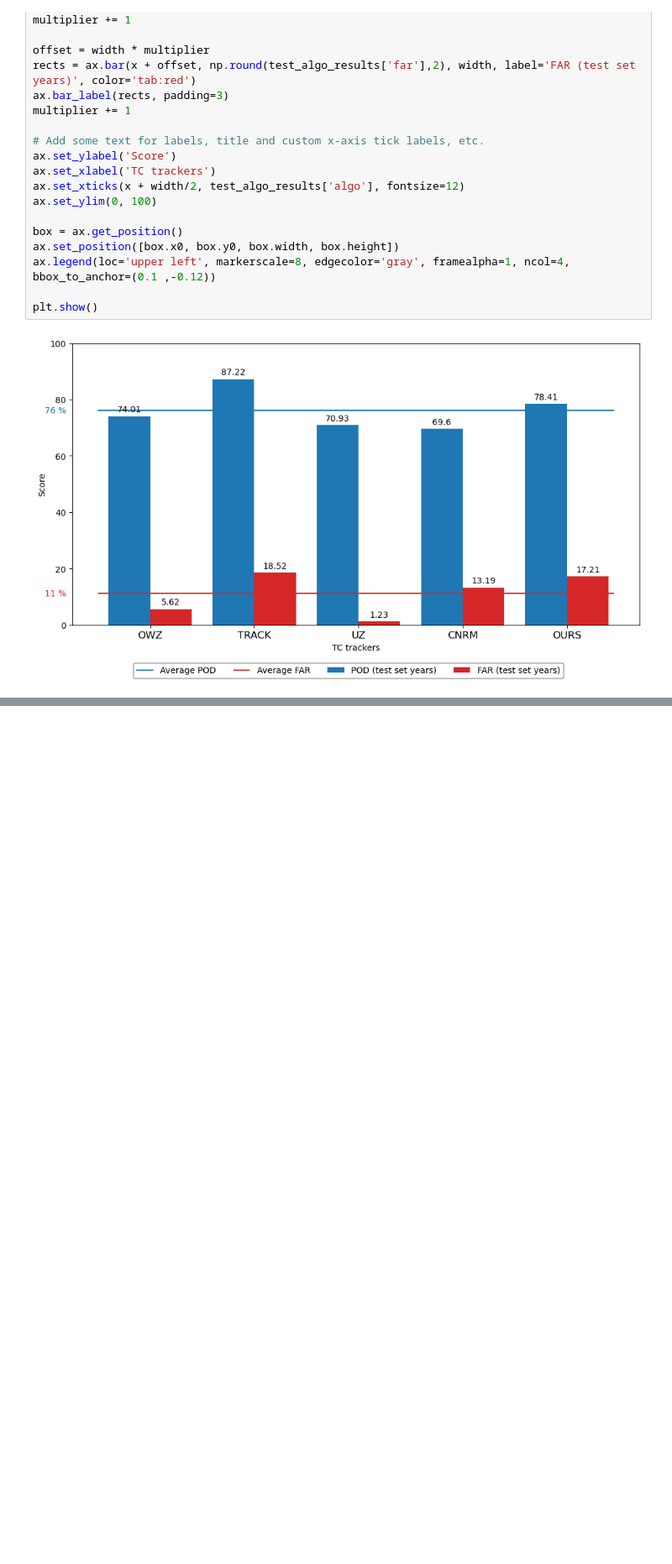
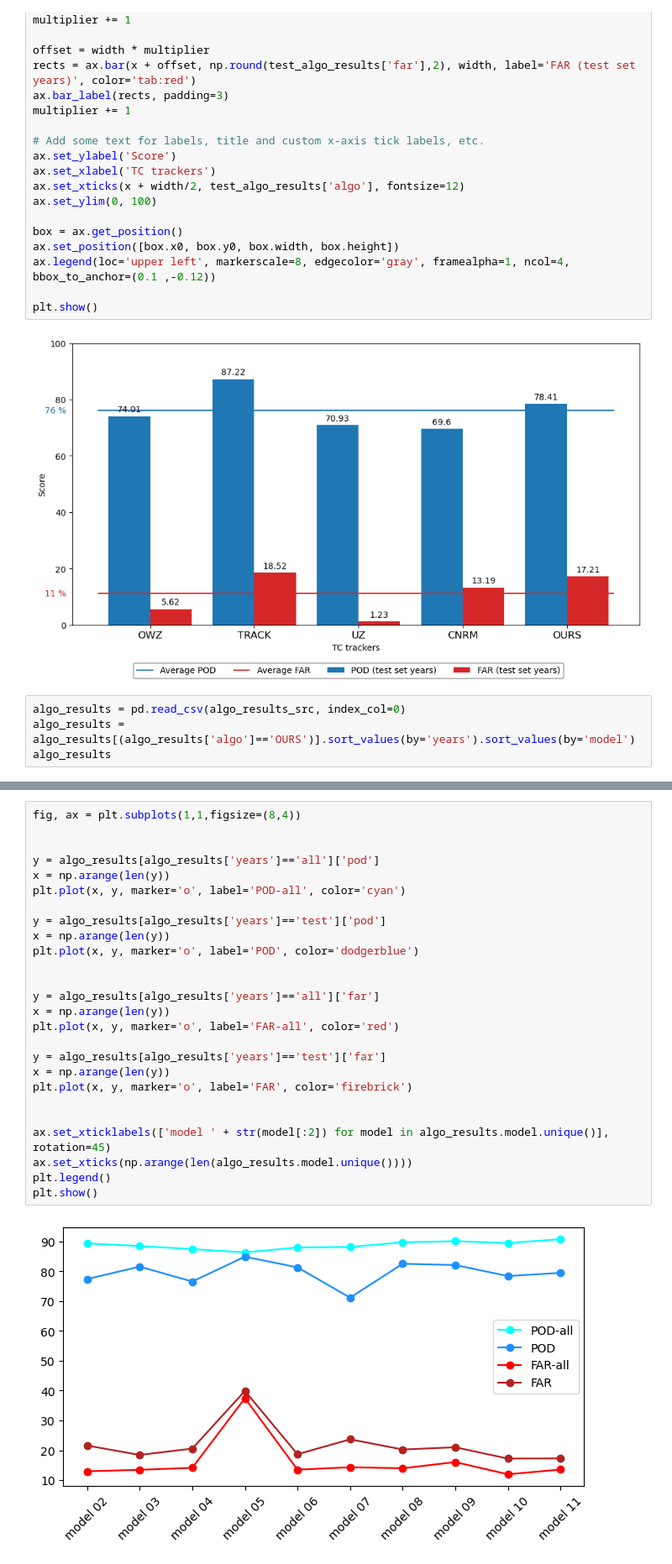
Before and after one commit to CMCC-Foundation/ml-tropical-cyclones-detection, a Jupyter notebook: notebook/figures/Fig_POD_FAR.ipynb, the cells around one changed output, grey strips where cells are left out. Shown: that part at 84% size. Drawn from its saved outputs; the diff is of its cells as text; blank space fills up the shorter version.

Commit message:
-DD : figure pod and far created

```diff
--- a/notebook/figures/Fig_POD_FAR.ipynb
+++ b/notebook/figures/Fig_POD_FAR.ipynb
@@ -96,3 +96,7 @@ ax.legend(loc='upper left', markerscale=8, edgecolor='gray', framealpha=1, ncol=
 plt.show()
 # %% [output]
 [figure]
+# %%
+algo_results = pd.read_csv(algo_results_src, index_col=0)
+algo_results = algo_results[(algo_results['algo']=='OURS')].sort_values(by='years').sort_values(by='model')
+algo_results
@@ -98,0 +121,28 @@ plt.show()
+# %%
+fig, ax = plt.subplots(1,1,figsize=(8,4))
+
+
+y = algo_results[algo_results['years']=='all']['pod']
+x = np.arange(len(y))
+plt.plot(x, y, marker='o', label='POD-all', color='cyan')
+
+y = algo_results[algo_results['years']=='test']['pod']
+x = np.arange(len(y))
+plt.plot(x, y, marker='o', label='POD', color='dodgerblue')
+
+
+y = algo_results[algo_results['years']=='all']['far']
+x = np.arange(len(y))
+plt.plot(x, y, marker='o', label='FAR-all', color='red')
+
+y = algo_results[algo_results['years']=='test']['far']
+x = np.arange(len(y))
+plt.plot(x, y, marker='o', label='FAR', color='firebrick')
+
+
+ax.set_xticklabels(['model ' + str(model[:2]) for model in algo_results.model.unique()], rotation=45)
+ax.set_xticks(np.arange(len(algo_results.model.unique())))
+plt.legend()
+plt.show()
+# %% [output]
+[figure, added]
```
Also changed, not shown: parts of 2 cells of this notebook, 2 other files.
